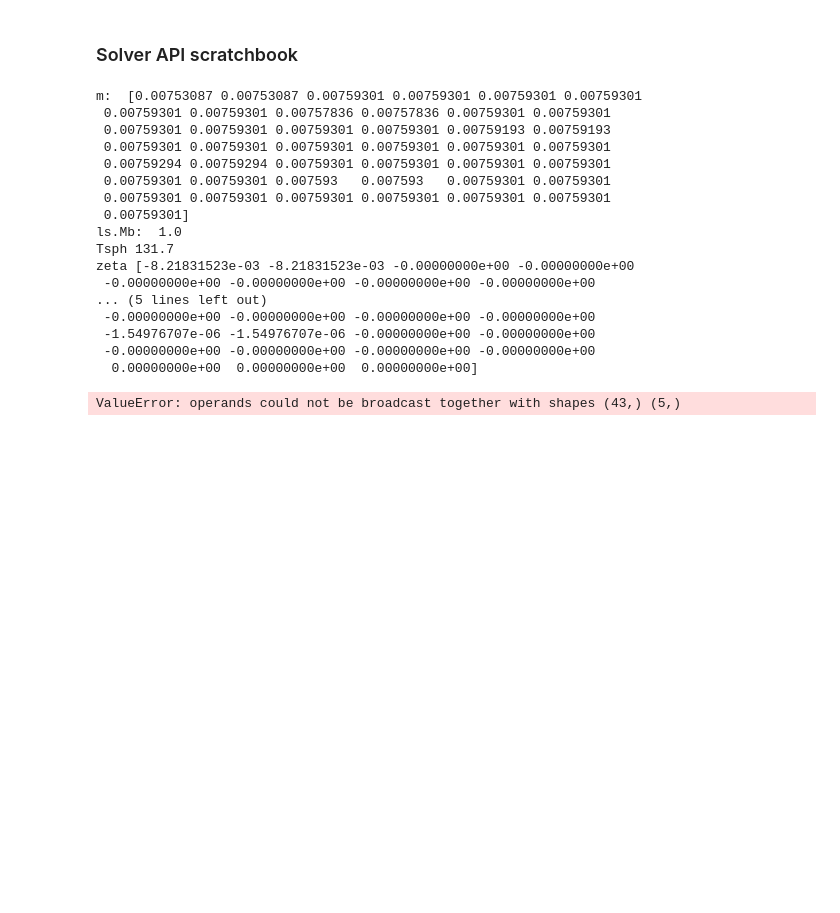
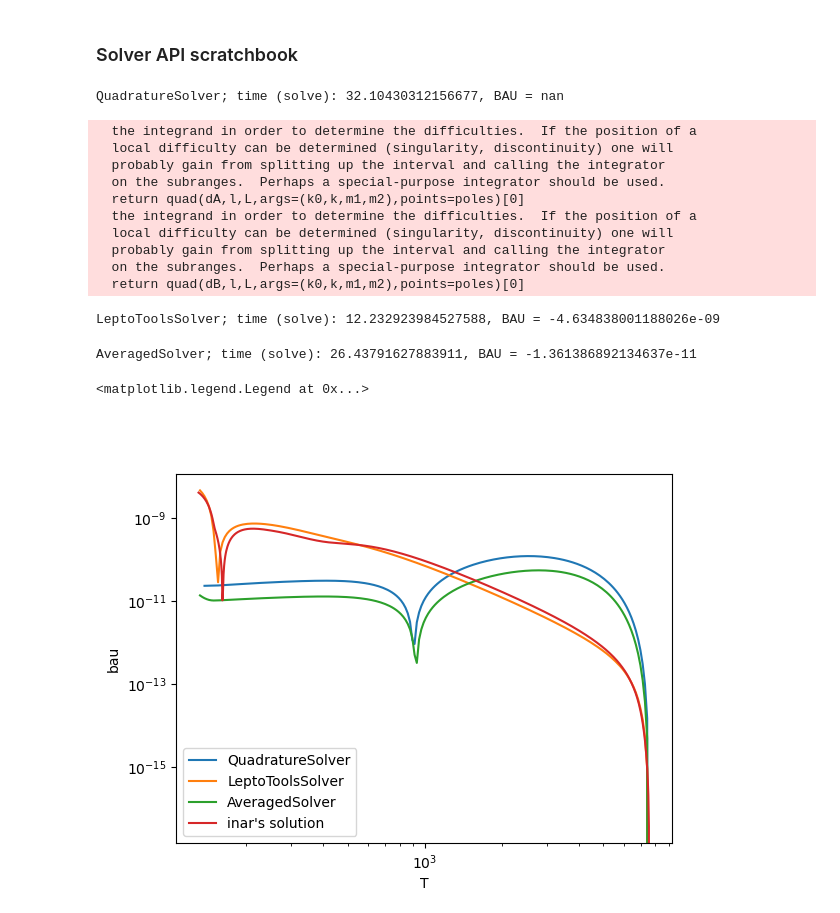
Before and after one commit to michaelhb/nuMSM, a Jupyter notebook: jupyter/solverAPI.ipynb, the cells around one changed output. Drawn from its saved outputs; the diff is of its cells as text; code cells hidden in the pictures; blank space fills up the shorter version.

```diff
--- a/jupyter/solverAPI.ipynb
+++ b/jupyter/solverAPI.ipynb
@@ -26,9 +29,7 @@ ode_pars = {'atol': 1e-20, 'rtol': 1e-4}
 # %%
 # Set up quadrature scheme and rates
-n_kc = 5
+n_kc = 10
 kc_max = 10
-
-#TODO factor out rates from quadrature class, no idea why I did it like that
 
 # Hide annoying warning
 import warnings
@@ -40,7 +41,7 @@ with warnings.catch_warnings():
 # %%
 # Solve equations with QuadratureSolver
 quad_solver = QuadratureSolver(rates, quad,
-                         model_params=mp, TF=Tsph, H=H, cutoff=1e-5, eig_cutoff=False,
+                         model_params=mp, TF=TF, H=H, cutoff=1e-5, eig_cutoff=False,
                          method="LSODE", ode_pars=ode_pars, source_term=True)
 
 start = time.time()
@@ -48,10 +49,12 @@ quad_solver.solve()
 end = time.time()
 quad_bau = (28./79.) * quad_solver.get_final_lepton_asymmetry()
 print("QuadratureSolver; time (solve): {}, BAU = {}".format(end - start, quad_bau))
+# %% [output]
+QuadratureSolver; time (solve): 32.10430312156677, BAU = nan
 # %%
 # Solve equations with LeptoToolsSolver
-lepto_solver = LeptoToolsSolver(model_params=mp, TF=Tsph, quadrature=quad, H=H, cutoff=1e-5,
-                          method="LSODE", ode_pars=ode_pars)
+lepto_solver = LeptoToolsSolver(model_params=mp, TF=TF, quadrature=quad, H=H, cutoff=1e-5,
+                          method="Radau", ode_pars=ode_pars)
 
 start = time.time()
 lepto_solver.solve()
@@ -59,30 +62,47 @@ end = time.time()
 lepto_bau = (28./79.) * lepto_solver.get_final_lepton_asymmetry()
 print("LeptoToolsSolver; time (solve): {}, BAU = {}".format(end - start, lepto_bau))
 # %% [output]
-m:  [0.00753087 0.00753087 0.00759301 0.00759301 0.00759301 0.00759301
- 0.00759301 0.00759301 0.00757836 0.00757836 0.00759301 0.00759301
- 0.00759301 0.00759301 0.00759301 0.00759301 0.00759193 0.00759193
- 0.00759301 0.00759301 0.00759301 0.00759301 0.00759301 0.00759301
- 0.00759294 0.00759294 0.00759301 0.00759301 0.00759301 0.00759301
- 0.00759301 0.00759301 0.007593   0.007593   0.00759301 0.00759301
- 0.00759301 0.00759301 0.00759301 0.00759301 0.00759301 0.00759301
- 0.00759301]
-ls.Mb:  1.0
-Tsph 131.7
-zeta [-8.21831523e-03 -8.21831523e-03 -0.00000000e+00 -0.00000000e+00
- -0.00000000e+00 -0.00000000e+00 -0.00000000e+00 -0.00000000e+00
-... (5 lines left out)
- -0.00000000e+00 -0.00000000e+00 -0.00000000e+00 -0.00000000e+00
- -1.54976707e-06 -1.54976707e-06 -0.00000000e+00 -0.00000000e+00
- -0.00000000e+00 -0.00000000e+00 -0.00000000e+00 -0.00000000e+00
-  0.00000000e+00  0.00000000e+00  0.00000000e+00]
+  the integrand in order to determine the difficulties.  If the position of a
+  local difficulty can be determined (singularity, discontinuity) one will
+  probably gain from splitting up the interval and calling the integrator
+  on the subranges.  Perhaps a special-purpose integrator should be used.
+  return quad(dA,l,L,args=(k0,k,m1,m2),points=poles)[0]
+  the integrand in order to determine the difficulties.  If the position of a
+  local difficulty can be determined (singularity, discontinuity) one will
+  probably gain from splitting up the interval and calling the integrator
+  on the subranges.  Perhaps a special-purpose integrator should be used.
+  return quad(dB,l,L,args=(k0,k,m1,m2),points=poles)[0]
-ValueError: operands could not be broadcast together with shapes (43,) (5,)
+LeptoToolsSolver; time (solve): 12.232923984527588, BAU = -4.634838001188026e-09
+# %%
+# Solve equations with AveragedSolver
+avg_solver = AveragedSolver(rates_interface=rates, model_params=mp, TF=TF, H=H, cutoff=1e-5, eig_cutoff=False,
+                           method="Radau", ode_pars=ode_pars, source_term=True)
+
+start = time.time()
+avg_solver.solve()
+end = time.time()
+avg_bau = (28./79.) * avg_solver.get_final_lepton_asymmetry()
+print("AveragedSolver; time (solve): {}, BAU = {}".format(end - start, avg_bau))
+# %% [output]
+AveragedSolver; time (solve): 26.43791627883911, BAU = -1.361386892134637e-11
 # %%
 # Plot BAU generation
-fig = plt.figure(dpi=60)
+inar_data = np.loadtxt("sol10modes09_50.csv", delimiter=",")
+
+fig = plt.figure(dpi=100)
 ax = fig.add_subplot(111)
 plt.xlabel("T")
 plt.ylabel("bau")
 plt.xscale("log")
 plt.yscale("log")
-plt.plot(solver.get_Tlist(), (28./79.) * np.abs(np.array(solver.get_total_lepton_asymmetry())))
+plt.plot(quad_solver.get_Tlist(), (28./79.) * np.abs(np.array(quad_solver.get_total_lepton_asymmetry())),
+        label="QuadratureSolver")
+plt.plot(lepto_solver.get_Tlist(), (28./79.) * np.abs(np.array(lepto_solver.get_total_lepton_asymmetry())),
+        label="LeptoToolsSolver")
+plt.plot(avg_solver.get_Tlist(), (28./79.) * np.abs(np.array(avg_solver.get_total_lepton_asymmetry())),
+        label="AveragedSolver")
+plt.plot(inar_data[:,0],(28./79.) * np.abs(inar_data[:,1] + inar_data[:,2] + inar_data[:,3]), label="inar's solution")
+plt.legend()
+# %% [output]
+<matplotlib.legend.Legend at 0x...>
+[figure, added]
```
Also changed, not shown: parts of 3 cells of this notebook, 3 other files.
